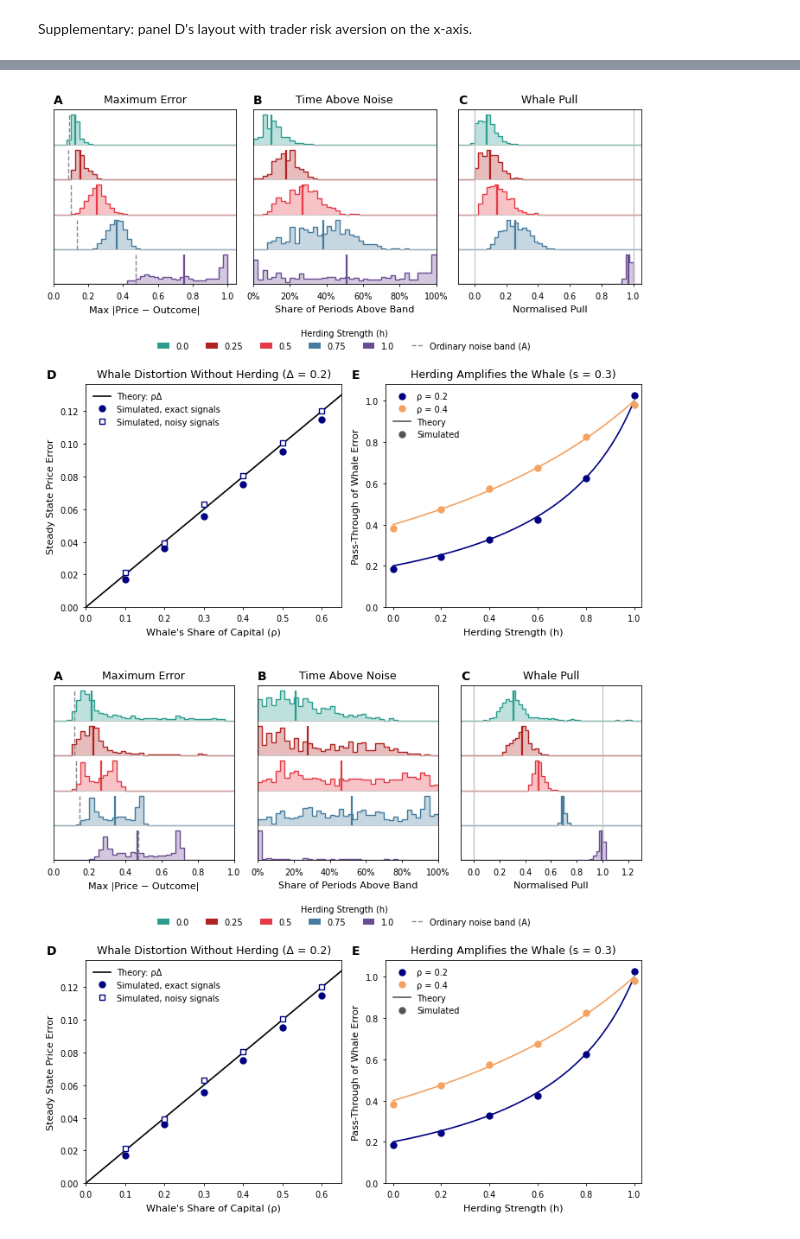
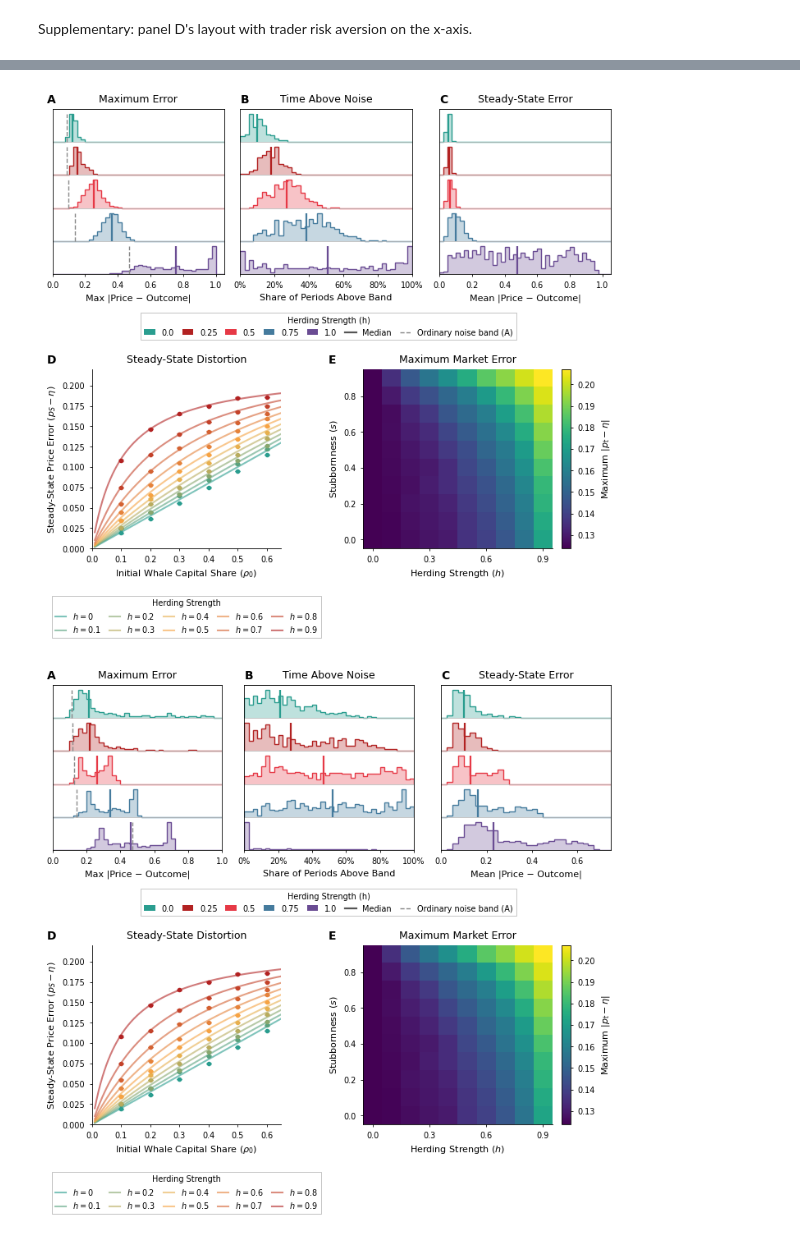
Before and after one commit to ebbam/power_prediction_clob, a Jupyter notebook: manuscript_figures.ipynb, the cells around one changed output, grey strips where cells are left out. Saved outputs shown, nothing was run; the diff lists cells and outputs as text; code cells hidden in the pictures.

```diff
--- a/manuscript_figures.ipynb
+++ b/manuscript_figures.ipynb
@@ -95,19 +97,18 @@ is never cached. The stylised mechanisms figure needs no simulations.
 # %%
 RERUN = False
 
-# Figure 1
+# Figure 1 (stylised mechanisms) needs only the sweep, for its optional lag panel.
+
+# Figure 2
 sweep = pf.load_sweep(RERUN)                                  # B: parameter sweeps
 example = pf.example_run()                                    # A, C: one market, no whale
 
-# Figure 2
+# Figure 3
 whale_shares = pf.load_whale_shares(RERUN)                    # A-C: whale capital share ρ
 profit_runs, traders = pf.load_profit_experiment(RERUN)       # D: trader wealth
 valuation_paths = pf.load_valuations(RERUN)                   # E: whale valuation
 
-# Figure 3
+# Figure 4
 herding = pf.load_herding(RERUN)                              # A-C: herding strength h
 herding_theory = pf.load_herding(RERUN, theory=True)          # A-C under the theory's assumptions
-theory_a, theory_b = pf.load_theory_checks()                  # D-E: theory_checks/figdata_AB.json
-
-# Figure 4
-whale_herding = pf.load_whale_herding(RERUN)                  # A-B: whale against herding (~1.5 h to rerun)
+whale_herding = pf.load_whale_herding(RERUN)                  # D-E: whale against herding (~1.5 h to rerun)
@@ -235,39 +307,45 @@ theory's assumptions (whale valuation 0.7, log utility for everyone; `figure3b_t
 # %%
-def figure3(metrics, name):
-    heights = [2.9, 3.0]
+def figure4(metrics, name):
+    heights = [2.9, 3.3]
     figure = plt.figure(figsize=(style.PAGE_WIDTH, sum(heights) + 0.5), layout="constrained")
     # Rows as separate subfigures, so each row is laid out on its own.
     top, bottom = figure.subfigures(2, 1, height_ratios=heights)
     axes = list(top.subplots(1, 3))
     panels = (
         (plot_max_error, "Maximum Error", "Max |Price − Outcome|"),
         (plot_time_outside_band, "Time Above Noise", "Share of Periods Above Band"),
-        (plot_normalised_pull, "Whale Pull", "Normalised Pull"),
+        (plot_steady_state_error, "Steady-State Error", "Mean |Price − Outcome|"),
     )
     for ax, (plot, title, xlabel) in zip(axes, panels):
         plot(metrics, pf.HERDING, ax, palette=pf.role_color("herding"), layout="ridge",
              row_labels=False)
         ax.set(title=title, xlabel=xlabel, ylabel="")
         pf.style_axis(ax)
 
-    # One legend under the row: group colours as filled boxes, then the ordinary band.
+    # One legend under the row: group colours as filled boxes, the medians, the ordinary band.
     entries = pf.group_legend_entries(axes)
-    names = sorted(entries, key=lambda name: name.startswith("Ordinary"))
-    handles = [entries[name] if name.startswith("Ordinary")
-               else Patch(facecolor=entries[name].get_edgecolor(), edgecolor="none")
-               for name in names]
-    top.legend(handles, names, title="Herding Strength (h)", loc="outside lower center",
-               ncols=len(names), frameon=False, handlelength=1.4)
+    band = entries.pop("Ordinary noise band (A)")
+    entries = {name: Patch(facecolor=handle.get_edgecolor(), edgecolor="none")
+               for name, handle in entries.items()}
+    entries["Median"] = Line2D([], [], color="#555555", linewidth=1.6)
+    entries["Ordinary noise band (A)"] = band
+    top.legend(list(entries.values()), list(entries), title="Herding Strength (h)",
+               loc="outside lower center", ncols=len(entries))
 
+    # D-E: the whale against herding bettors, with the theory.
     ax_d, ax_e = bottom.subplots(1, 2)
-    pf.plot_theory_whale_share(ax_d, theory_a)
-    pf.plot_theory_herding(ax_e, theory_b)
+    pf.plot_steady_state_distortion(whale_herding, ax_d)
+    ax_d.legend(title="Herding Strength", loc="upper center", bbox_to_anchor=(0.5, -0.24),
+                ncols=5)
+    pf.plot_max_error_map(whale_herding, ax_e, bottom)
+    for ax in (ax_d, ax_e):
+        ax.spines[["top", "right"]].set_visible(False)
     style.label_panels([*zip(axes, "ABC"), (ax_d, "D"), (ax_e, "E")])
     pf.save(figure, name)
 
 
-figure3(herding, "figure3b")
-figure3(herding_theory, "figure3b_theory")
+figure4(herding, "figure3b")
+figure4(herding_theory, "figure3b_theory")
 # %% [output]
-[figure, old version]
+[figure, new version]
-[figure, old version]
+[figure, new version]
```
Also changed, not shown: parts of 18 cells of this notebook, 33 other files.
